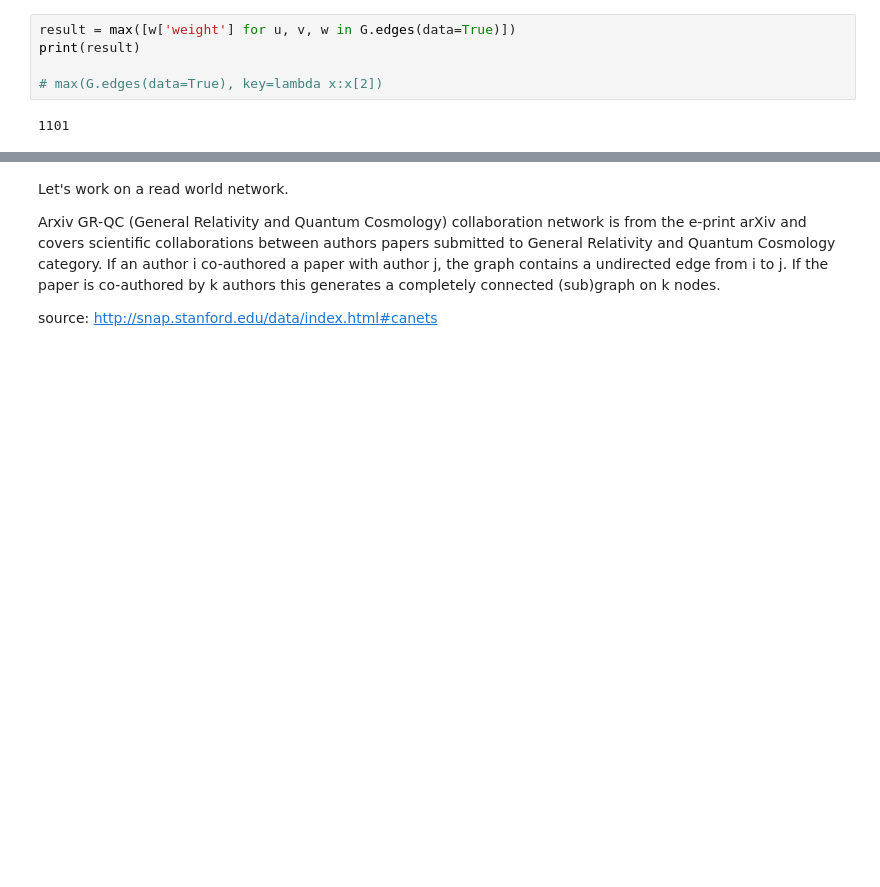
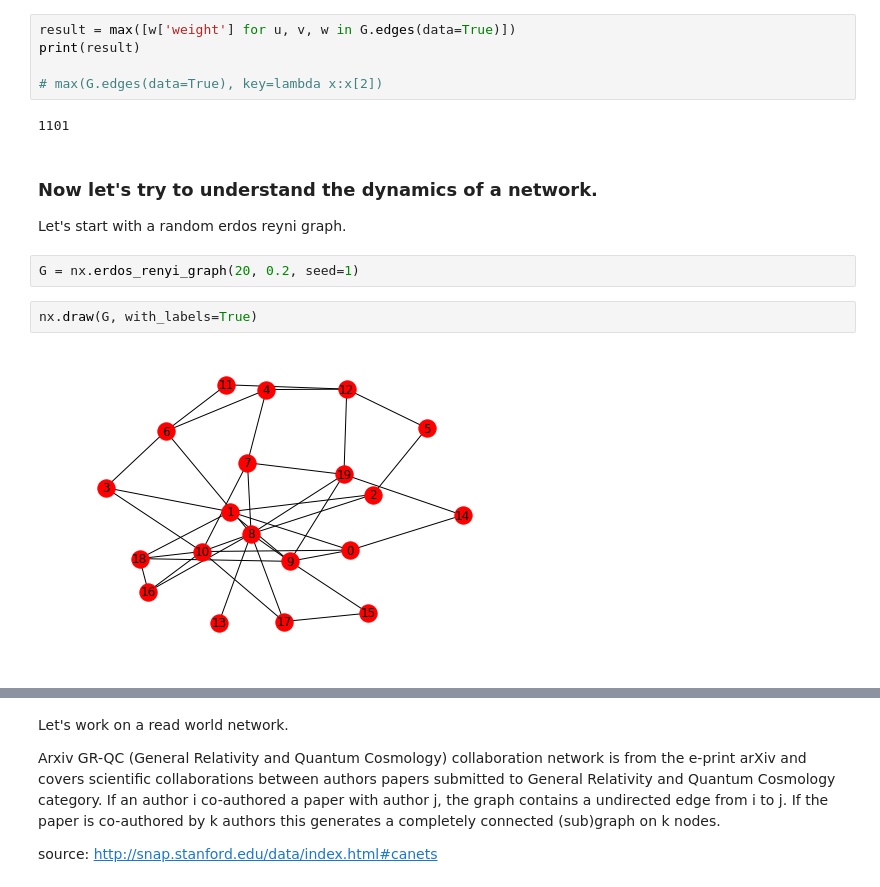
Before and after one commit to MridulS/pyconpl-2017-networkx, a Jupyter notebook: Slides.ipynb, the cells around one changed output, grey strips where cells are left out. Cells and saved outputs as stored; diff of their text form; blank space fills up the shorter version.

```diff
--- a/Slides.ipynb
+++ b/Slides.ipynb
@@ -194,3 +194,13 @@ print(result)
 # max(G.edges(data=True), key=lambda x:x[2])
 # %% [output]
 1101
+# %% [markdown]
+### Now let's try to understand the dynamics of a network.
+
+Let's start with a random erdos reyni graph.
+# %%
+G = nx.erdos_renyi_graph(20, 0.2, seed=1)
+# %%
+nx.draw(G, with_labels=True)
+# %% [output]
+[figure, added]
```
Also changed, not shown: parts of 28 cells of this notebook, 1 other file.
